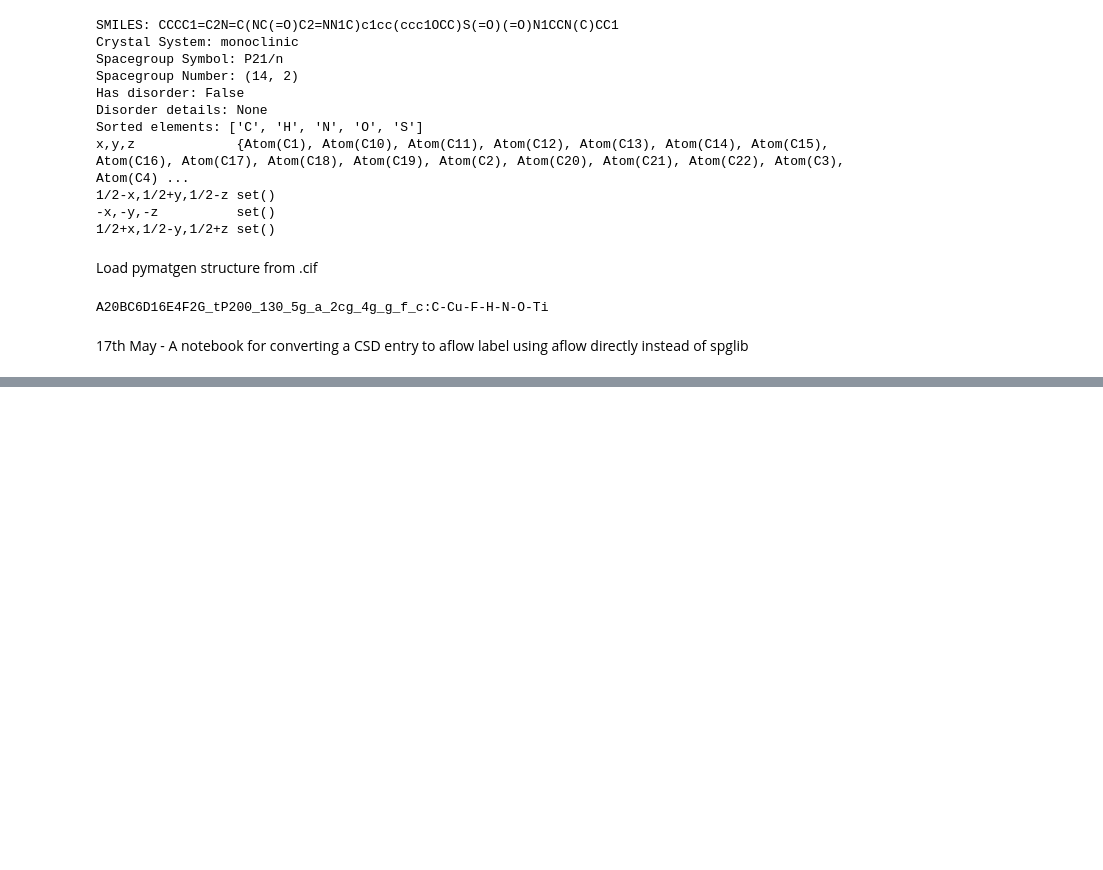
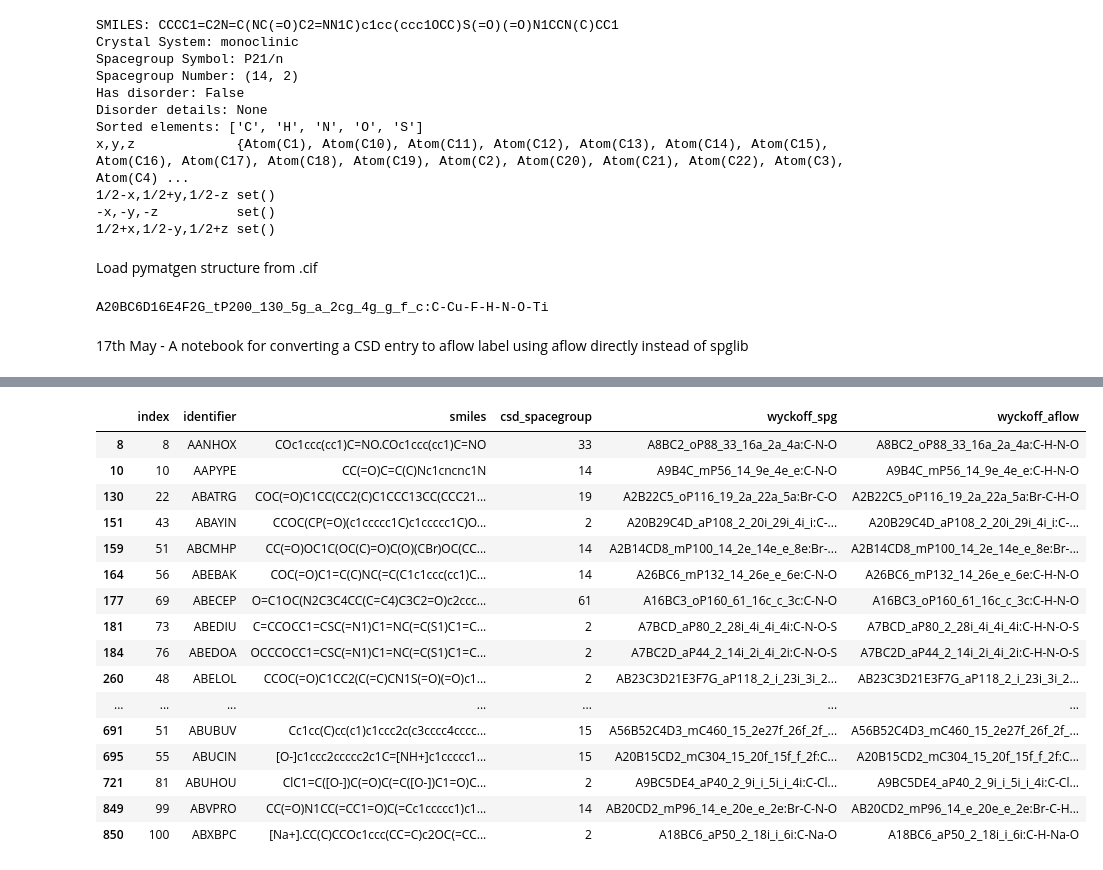
Before and after one commit to wjm41/smi2wyk, a Jupyter notebook: notebooks/ccsd_to_cif_to_aflow.ipynb, the cells around one changed output, grey strips where cells are left out. Cells and saved outputs as stored; diff of their text form; code cells hidden in the pictures; blank space fills up the shorter version.

Commit message:
aflow label generation with aflow

```diff
--- a/notebooks/ccsd_to_cif_to_aflow.ipynb
+++ b/notebooks/ccsd_to_cif_to_aflow.ipynb
@@ -126,3 +126,9 @@ print(wyckoff_label)
 A20BC6D16E4F2G_tP200_130_5g_a_2cg_4g_g_f_c:C-Cu-F-H-N-O-Ti
 # %% [markdown]
 17th May - A notebook for converting a CSD entry to aflow label using aflow directly instead of spglib
+# %%
+import pandas as pd
+
+df = pd.read_csv('aflow_vs_spg.csv')
+df['csd_spacegroup'] = [int(spg[0][1:]) for spg in df['csd_spacegroup'].str.split(',')]
+df
@@ -128,0 +181,22 @@ A20BC6D16E4F2G_tP200_130_5g_a_2cg_4g_g_f_c:C-Cu-F-H-N-O-Ti
+# %%
+# df.wyckoff_spg = df.wyckoff_spg.str.split(':').str[0]
+# df.wyckoff_aflow = df.wyckoff_aflow.str.split(':').str[0]
+df.query('wyckoff_spg != wyckoff_aflow')
+# %% [output]
+|  | index | identifier | smiles | csd_spacegroup | wyckoff_spg | wyckoff_aflow |
+| 8 | 8 | AANHOX | COc1ccc(cc1)C=NO.COc1ccc(cc1)C=NO | 33 | A8BC2_oP88_33_16a_2a_4a:C-N-O | A8BC2_oP88_33_16a_2a_4a:C-H-N-O |
+| 10 | 10 | AAPYPE | CC(=O)C=C(C)Nc1cncnc1N | 14 | A9B4C_mP56_14_9e_4e_e:C-N-O | A9B4C_mP56_14_9e_4e_e:C-H-N-O |
+| 130 | 22 | ABATRG | COC(=O)C1CC(CC2(C)C1CCC13CC(CCC21... | 19 | A2B22C5_oP116_19_2a_22a_5a:Br-C-O | A2B22C5_oP116_19_2a_22a_5a:Br-C-H-O |
+| 151 | 43 | ABAYIN | CCOC(CP(=O)(c1ccccc1C)c1ccccc1C)O... | 2 | A20B29C4D_aP108_2_20i_29i_4i_i:C-... | A20B29C4D_aP108_2_20i_29i_4i_i:C-... |
+| 159 | 51 | ABCMHP | CC(=O)OC1C(OC(C)=O)C(O)(CBr)OC(CC... | 14 | A2B14CD8_mP100_14_2e_14e_e_8e:Br-... | A2B14CD8_mP100_14_2e_14e_e_8e:Br-... |
+| 164 | 56 | ABEBAK | COC(=O)C1=C(C)NC(=C(C1c1ccc(cc1)C... | 14 | A26BC6_mP132_14_26e_e_6e:C-N-O | A26BC6_mP132_14_26e_e_6e:C-H-N-O |
+| 177 | 69 | ABECEP | O=C1OC(N2C3C4CC(C=C4)C3C2=O)c2ccc... | 61 | A16BC3_oP160_61_16c_c_3c:C-N-O | A16BC3_oP160_61_16c_c_3c:C-H-N-O |
+| 181 | 73 | ABEDIU | C=CCOCC1=CSC(=N1)C1=NC(=C(S1)C1=C... | 2 | A7BCD_aP80_2_28i_4i_4i_4i:C-N-O-S | A7BCD_aP80_2_28i_4i_4i_4i:C-H-N-O-S |
+| 184 | 76 | ABEDOA | OCCCOCC1=CSC(=N1)C1=NC(=C(S1)C1=C... | 2 | A7BC2D_aP44_2_14i_2i_4i_2i:C-N-O-S | A7BC2D_aP44_2_14i_2i_4i_2i:C-H-N-O-S |
+| 260 | 48 | ABELOL | CCOC(=O)C1CC2(C(=C)CN1S(=O)(=O)c1... | 2 | AB23C3D21E3F7G_aP118_2_i_23i_3i_2... | AB23C3D21E3F7G_aP118_2_i_23i_3i_2... |
+| ... | ... | ... | ... | ... | ... | ... |
+| 691 | 51 | ABUBUV | Cc1cc(C)cc(c1)c1ccc2c(c3cccc4cccc... | 15 | A56B52C4D3_mC460_15_2e27f_26f_2f_... | A56B52C4D3_mC460_15_2e27f_26f_2f_... |
+| 695 | 55 | ABUCIN | [O-]c1ccc2ccccc2c1C=[NH+]c1ccccc1... | 15 | A20B15CD2_mC304_15_20f_15f_f_2f:C... | A20B15CD2_mC304_15_20f_15f_f_2f:C... |
+| 721 | 81 | ABUHOU | ClC1=C([O-])C(=O)C(=C([O-])C1=O)C... | 2 | A9BC5DE4_aP40_2_9i_i_5i_i_4i:C-Cl... | A9BC5DE4_aP40_2_9i_i_5i_i_4i:C-Cl... |
+| 849 | 99 | ABVPRO | CC(=O)N1CC(=CC1=O)C(=Cc1ccccc1)c1... | 14 | AB20CD2_mP96_14_e_20e_e_2e:Br-C-N-O | AB20CD2_mP96_14_e_20e_e_2e:Br-C-H... |
+| 850 | 100 | ABXBPC | [Na+].CC(C)CCOc1ccc(CC=C)c2OC(=CC... | 2 | A18BC6_aP50_2_18i_i_6i:C-Na-O | A18BC6_aP50_2_18i_i_6i:C-H-Na-O |
```
Also changed, not shown: parts of 3 cells of this notebook, 8 other files.
